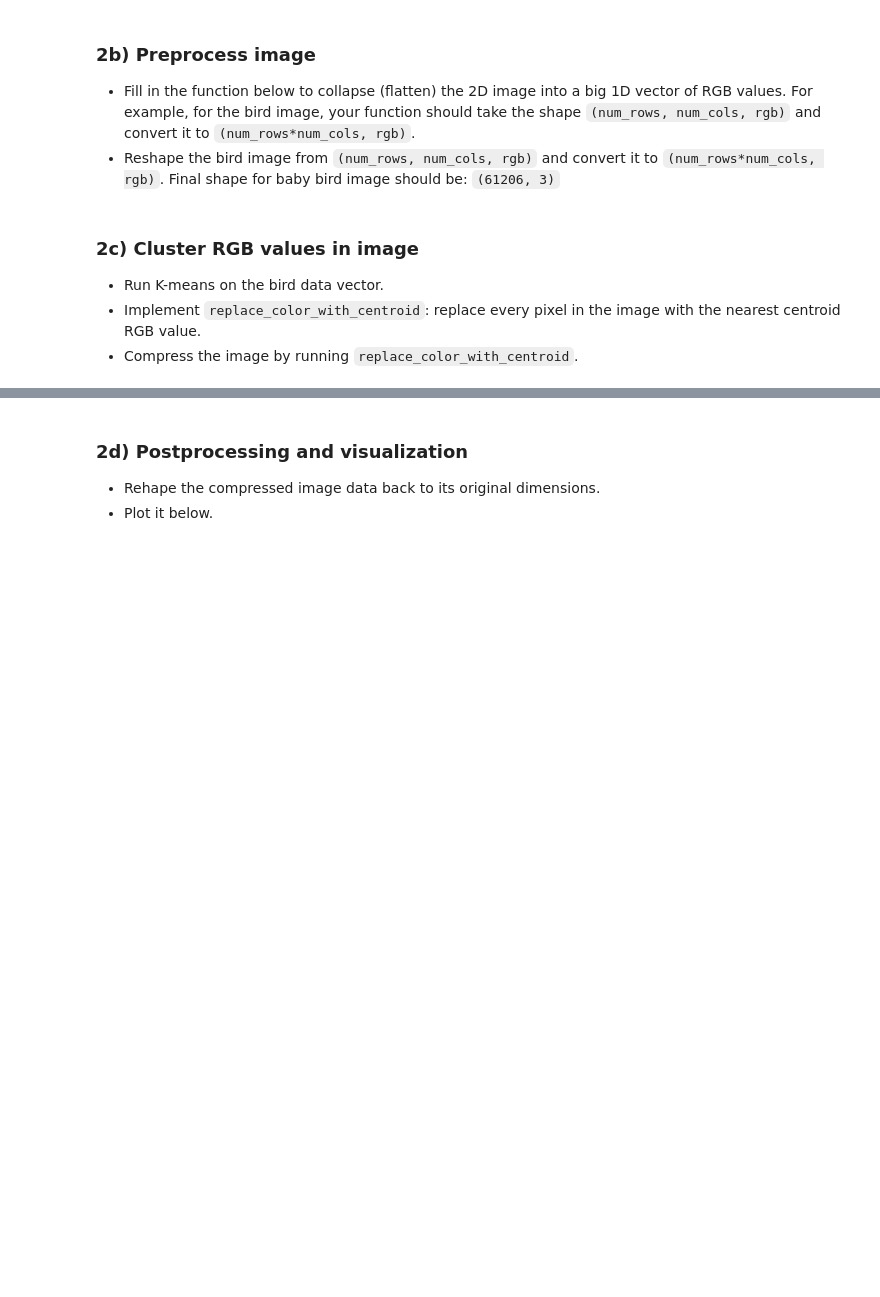
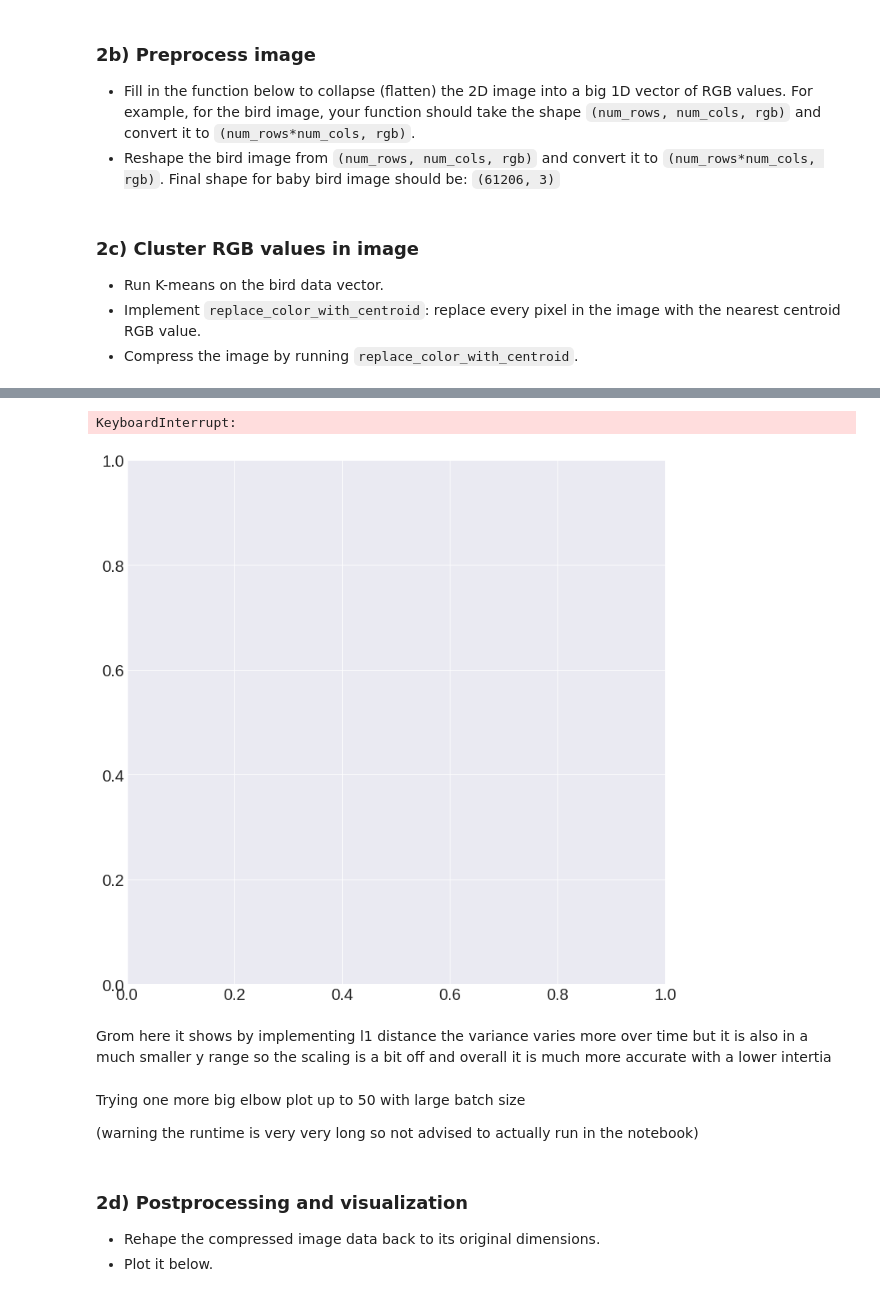
Before and after one commit to mattjax16/cs251, a Jupyter notebook: project5/kmeans.ipynb, the cells around one changed output, grey strips where cells are left out. Drawn from its saved outputs; the diff is of its cells as text; code cells hidden in the pictures; blank space fills up the shorter version.

```diff
--- a/project5/kmeans.ipynb
+++ b/project5/kmeans.ipynb
@@ -371,0 +416,16 @@ blue_bird_cluster.elbow_plot(30,title='Blue Bird Inertia vs # Clusters', font_si
+# %%
+blue_bird_cluster = kmeans.KMeans(blue_bird_flattened)
+blue_bird_cluster.elbow_plot(32,title='Blue Bird Inertia vs # Clusters\nUp to 16', font_size=8, fig_sz=(12,12),
+                             cluster_method='batch',batch_iters=5,distance_calc_method= 'L1')
+plt.show()
+# %% [output]
+KeyboardInterrupt:
+[figure, added]
+# %% [markdown]
+Grom here it shows by implementing l1 distance the variance varies more over time but it is also in a much
+smaller y range so the scaling is a bit off and overall it is much more accurate with a lower intertia
+# %% [markdown]
+Trying one more big elbow plot up to 50 with large batch size
+
+
+(warning the runtime is very very long so not advised to actually run in the notebook)
```
Also changed, not shown: parts of 71 cells of this notebook, 12 other files.
